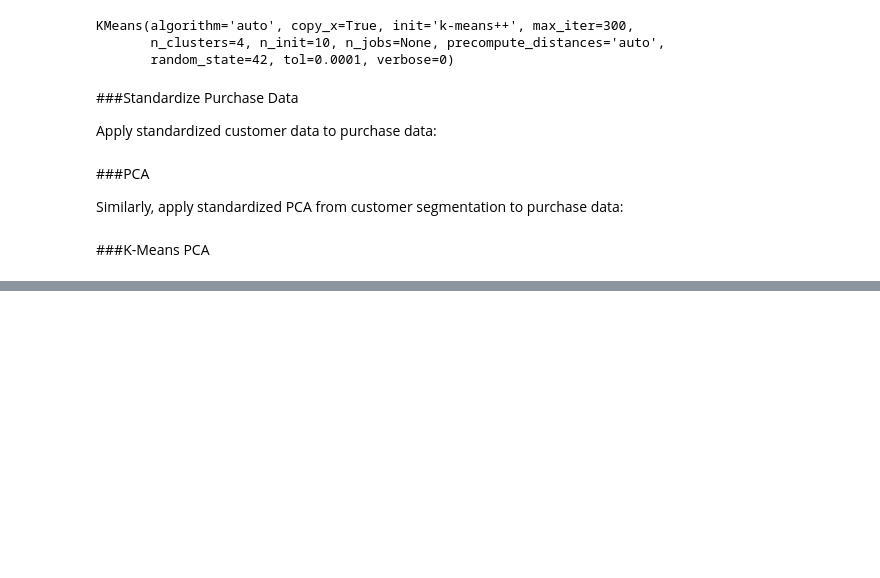
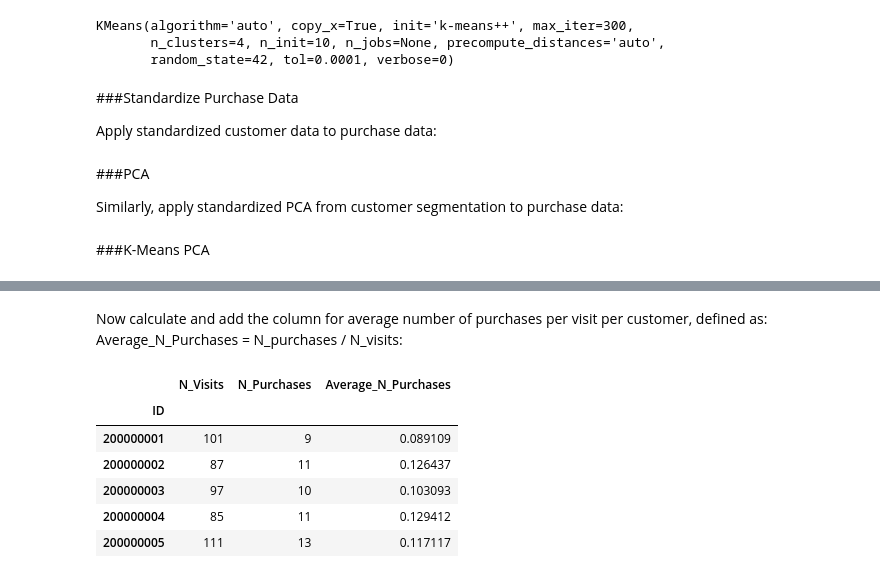
Before and after one commit to mihnguyen/udemy-customer-analytics, a Jupyter notebook: purchase-prediction/notebook_Purchase_Prediction.ipynb, the cells around one changed output, grey strips where cells are left out. Cells and saved outputs as stored; diff of their text form; code cells hidden in the pictures; blank space fills up the shorter version.

```diff
--- a/purchase-prediction/notebook_Purchase_Prediction.ipynb
+++ b/purchase-prediction/notebook_Purchase_Prediction.ipynb
@@ -116,0 +158,6 @@ df_purchase_predictors['Segment'] = purchase_segm_kmeans_pca # Add column Segmen
+# %%
+# number of visits (incidences) by customer
+temp1 = df_purchase_predictors[['ID', 'Incidence']].groupby(['ID'], as_index = False).count()
+temp1 = temp1.set_index('ID') # set ID column back to an index column to be used for joining later
+temp1 = temp1.rename(columns = {'Incidence': 'N_Visits'})
+temp1.head()
@@ -116,0 +176,6 @@ df_purchase_predictors['Segment'] = purchase_segm_kmeans_pca # Add column Segmen
+# %%
+# number of purchases by customer
+temp2 = df_purchase_predictors[['ID', 'Incidence']].groupby(['ID'], as_index = False).sum()
+temp2 = temp2.set_index('ID')
+temp2 = temp2.rename(columns = {'Incidence': 'N_Purchases'})
+temp2.head()
@@ -116,0 +192,3 @@ df_purchase_predictors['Segment'] = purchase_segm_kmeans_pca # Add column Segmen
+# %%
+temp3 = temp1.join(temp2)
+temp3.head()
@@ -116,0 +203,14 @@ df_purchase_predictors['Segment'] = purchase_segm_kmeans_pca # Add column Segmen
+# %% [markdown]
+Now calculate and add the column for average number of purchases per visit per customer, defined as:
+Average_N_Purchases = N_purchases / N_visits:
+# %%
+temp3['Average_N_Purchases'] = temp3['N_Purchases'] / temp3['N_Visits']
+temp3.head()
+# %% [output]
+|  | N_Visits | N_Purchases | Average_N_Purchases |
+| ID |  |  |  |
+| 200000001 | 101 | 9 | 0.089109 |
+| 200000002 | 87 | 11 | 0.126437 |
+| 200000003 | 97 | 10 | 0.103093 |
+| 200000004 | 85 | 11 | 0.129412 |
+| 200000005 | 111 | 13 | 0.117117 |
```
Also changed, not shown: parts of 15 cells of this notebook.
